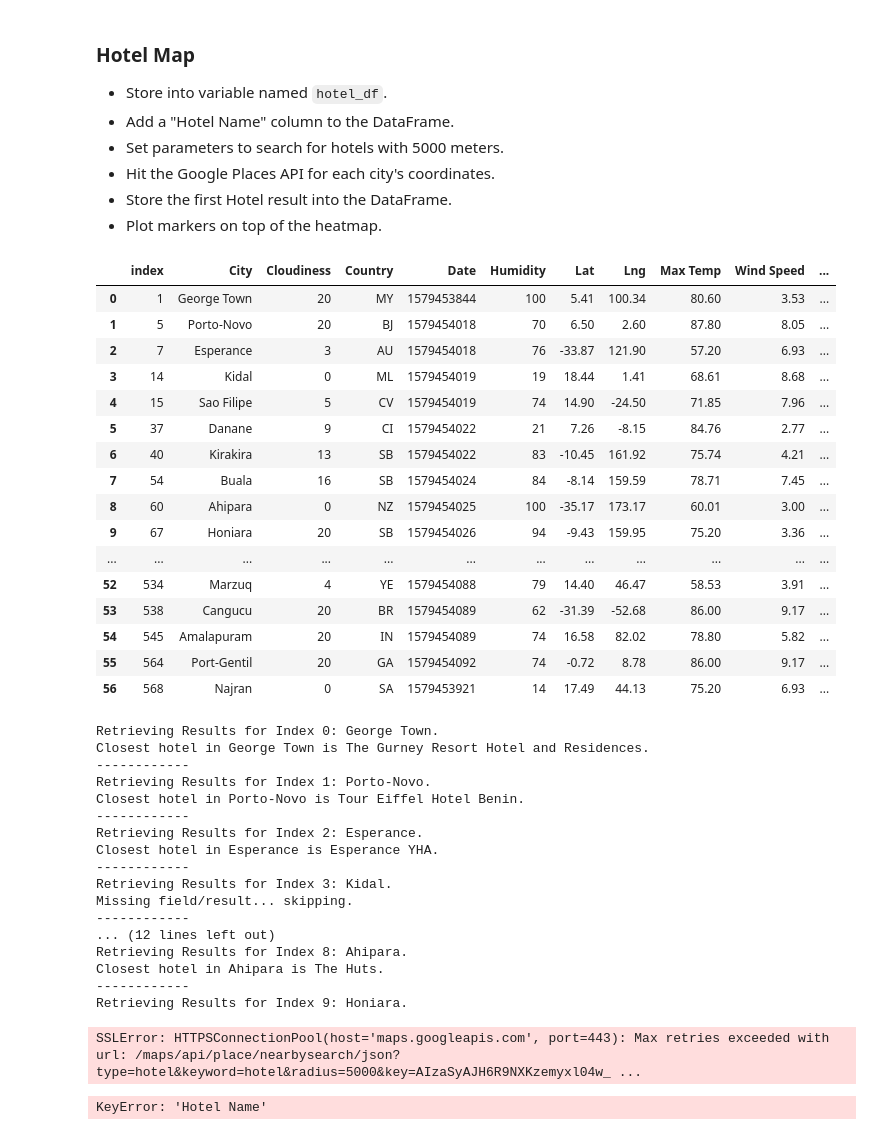
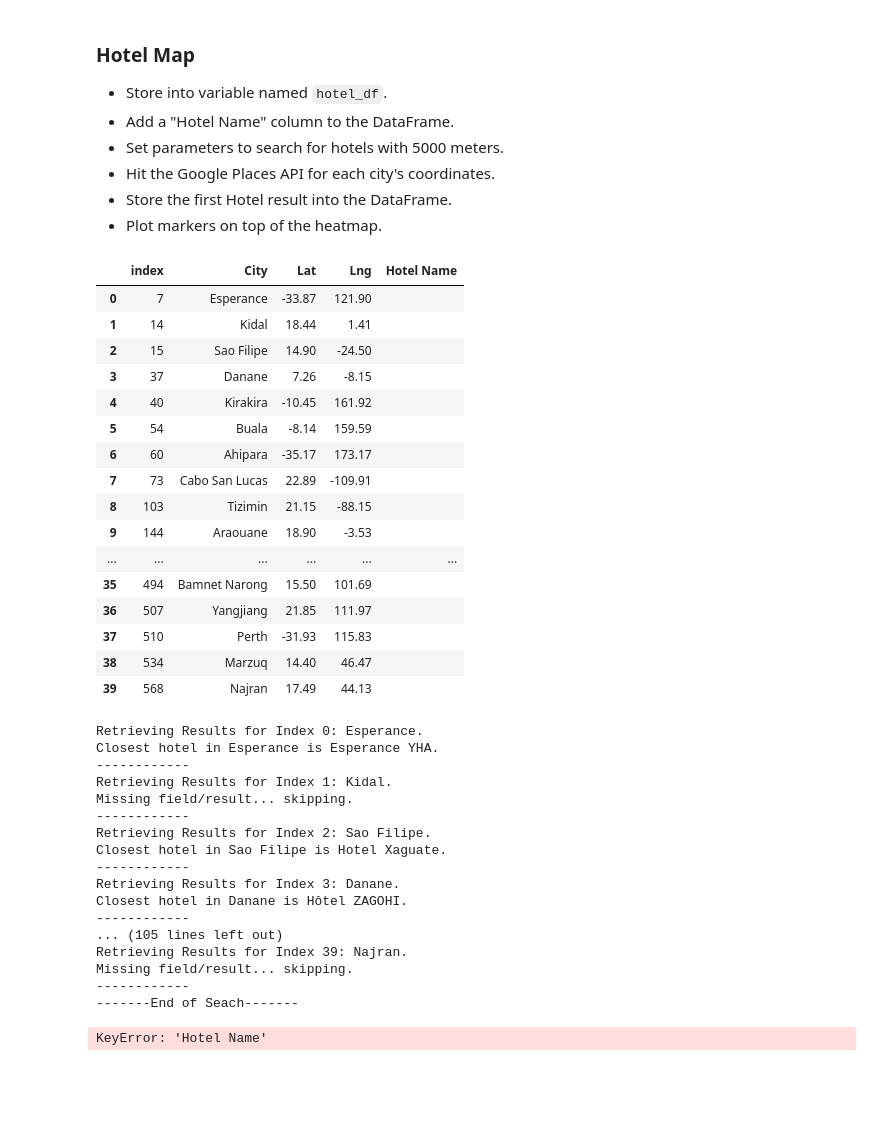
Before and after one commit to kanamoore/python-api-challenge, a Jupyter notebook: VacationPy/VacationPy.ipynb, the cells around one changed output. Drawn from its saved outputs; the diff is of its cells as text; code cells hidden in the pictures; blank space fills up the shorter version.

```diff
--- a/VacationPy/VacationPy.ipynb
+++ b/VacationPy/VacationPy.ipynb
@@ -114,28 +114,28 @@ narrowed_city_df
 * Store the first Hotel result into the DataFrame.
 * Plot markers on top of the heatmap.
 # %%
-hotel_df = narrowed_city_df.reset_index()
+hotel_df = narrowed_city_df[["City", "Lat", "Lng"]].reset_index()
 hotel_df["Hotel Name"] = ""
 
 hotel_df
 # %% [output]
-|  | index | City | Cloudiness | Country | Date | Humidity | Lat | Lng | Max Temp | Wind Speed | ... |
-| 0 | 1 | George Town | 20 | MY | 1579453844 | 100 | 5.41 | 100.34 | 80.60 | 3.53 | ... |
-| 1 | 5 | Porto-Novo | 20 | BJ | 1579454018 | 70 | 6.50 | 2.60 | 87.80 | 8.05 | ... |
-| 2 | 7 | Esperance | 3 | AU | 1579454018 | 76 | -33.87 | 121.90 | 57.20 | 6.93 | ... |
-| 3 | 14 | Kidal | 0 | ML | 1579454019 | 19 | 18.44 | 1.41 | 68.61 | 8.68 | ... |
-| 4 | 15 | Sao Filipe | 5 | CV | 1579454019 | 74 | 14.90 | -24.50 | 71.85 | 7.96 | ... |
-| 5 | 37 | Danane | 9 | CI | 1579454022 | 21 | 7.26 | -8.15 | 84.76 | 2.77 | ... |
-| 6 | 40 | Kirakira | 13 | SB | 1579454022 | 83 | -10.45 | 161.92 | 75.74 | 4.21 | ... |
-| 7 | 54 | Buala | 16 | SB | 1579454024 | 84 | -8.14 | 159.59 | 78.71 | 7.45 | ... |
-| 8 | 60 | Ahipara | 0 | NZ | 1579454025 | 100 | -35.17 | 173.17 | 60.01 | 3.00 | ... |
-| 9 | 67 | Honiara | 20 | SB | 1579454026 | 94 | -9.43 | 159.95 | 75.20 | 3.36 | ... |
-| ... | ... | ... | ... | ... | ... | ... | ... | ... | ... | ... | ... |
-| 52 | 534 | Marzuq | 4 | YE | 1579454088 | 79 | 14.40 | 46.47 | 58.53 | 3.91 | ... |
-| 53 | 538 | Cangucu | 20 | BR | 1579454089 | 62 | -31.39 | -52.68 | 86.00 | 9.17 | ... |
-| 54 | 545 | Amalapuram | 20 | IN | 1579454089 | 74 | 16.58 | 82.02 | 78.80 | 5.82 | ... |
-| 55 | 564 | Port-Gentil | 20 | GA | 1579454092 | 74 | -0.72 | 8.78 | 86.00 | 9.17 | ... |
-| 56 | 568 | Najran | 0 | SA | 1579453921 | 14 | 17.49 | 44.13 | 75.20 | 6.93 | ... |
+|  | index | City | Lat | Lng | Hotel Name |
+| 0 | 7 | Esperance | -33.87 | 121.90 |  |
+| 1 | 14 | Kidal | 18.44 | 1.41 |  |
+| 2 | 15 | Sao Filipe | 14.90 | -24.50 |  |
+| 3 | 37 | Danane | 7.26 | -8.15 |  |
+| 4 | 40 | Kirakira | -10.45 | 161.92 |  |
+| 5 | 54 | Buala | -8.14 | 159.59 |  |
+| 6 | 60 | Ahipara | -35.17 | 173.17 |  |
+| 7 | 73 | Cabo San Lucas | 22.89 | -109.91 |  |
+| 8 | 103 | Tizimin | 21.15 | -88.15 |  |
+| 9 | 144 | Araouane | 18.90 | -3.53 |  |
+| ... | ... | ... | ... | ... | ... |
+| 35 | 494 | Bamnet Narong | 15.50 | 101.69 |  |
+| 36 | 507 | Yangjiang | 21.85 | 111.97 |  |
+| 37 | 510 | Perth | -31.93 | 115.83 |  |
+| 38 | 534 | Marzuq | 14.40 | 46.47 |  |
+| 39 | 568 | Najran | 17.49 | 44.13 |  |
 # %%
 base_url = "https://maps.googleapis.com/maps/api/place/nearbysearch/json"
 
@@ -170,24 +170,23 @@ for index, row in hotel_df.iterrows():
     print("------------")
 print("-------End of Seach-------")
 # %% [output]
-Retrieving Results for Index 0: George Town.
-Closest hotel in George Town is The Gurney Resort Hotel and Residences.
-------------
-Retrieving Results for Index 1: Porto-Novo.
-Closest hotel in Porto-Novo is Tour Eiffel Hotel Benin.
-------------
-Retrieving Results for Index 2: Esperance.
+Retrieving Results for Index 0: Esperance.
 Closest hotel in Esperance is Esperance YHA.
 ------------
-Retrieving Results for Index 3: Kidal.
+Retrieving Results for Index 1: Kidal.
 Missing field/result... skipping.
 ------------
-... (12 lines left out)
-Retrieving Results for Index 8: Ahipara.
-Closest hotel in Ahipara is The Huts.
+Retrieving Results for Index 2: Sao Filipe.
+Closest hotel in Sao Filipe is Hotel Xaguate.
 ------------
-Retrieving Results for Index 9: Honiara.
+Retrieving Results for Index 3: Danane.
+Closest hotel in Danane is Hôtel ZAGOHI.
+------------
+... (105 lines left out)
+Retrieving Results for Index 39: Najran.
+Missing field/result... skipping.
+------------
+-------End of Seach-------
-SSLError: HTTPSConnectionPool(host='maps.googleapis.com', port=443): Max retries exceeded with url: /maps/api/place/nearbysearch/json?type=hotel&keyword=hotel&radius=5000&key=AIzaSyAJH6R9NXKzemyxl04w_ ...
 # %%
 # NOTE: Do not change any of the code in this cell
 
```
Also changed, not shown: parts of 2 cells of this notebook.
